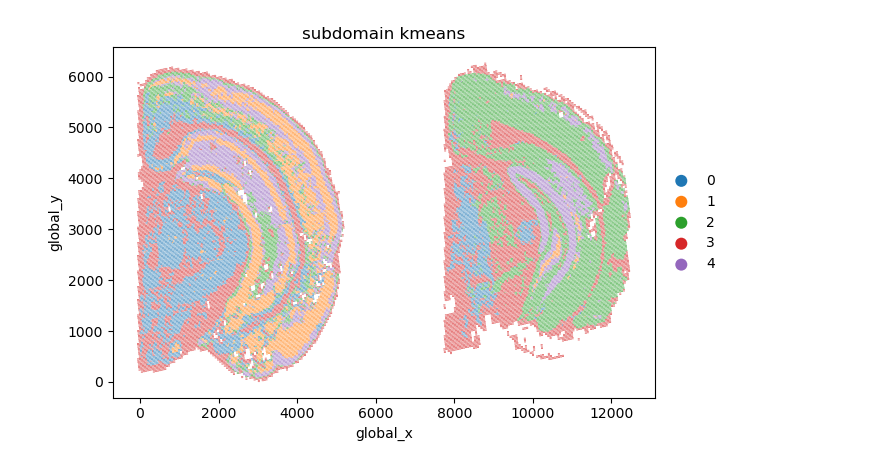
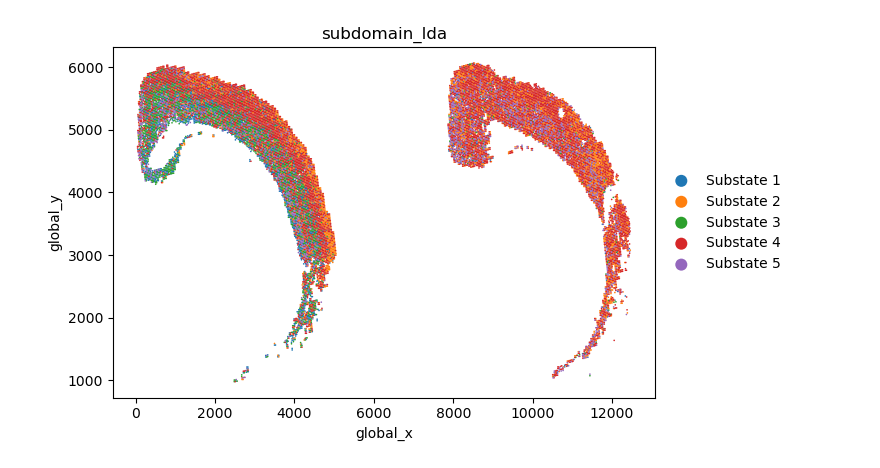
Before and after one commit to chen-yang-yuan/mcDETECT, a Jupyter notebook: code/6_neuropil_subdomains.ipynb, the cells around one changed output. Cells and saved outputs as stored; diff of their text form; code cells hidden in the pictures.

```diff
--- a/code/6_neuropil_subdomains.ipynb
+++ b/code/6_neuropil_subdomains.ipynb
@@ -91,21 +52,0 @@ inertias = np.array(inertias)
-# %%
-K = 5
-
-# K-Means
-kmeans = MiniBatchKMeans(n_clusters=K, batch_size=5000, random_state=0, n_init=20)
-kmeans.fit(X)
-spots.obs["subdomain_kmeans"] = kmeans.labels_.astype(str)
-spots.obs["subdomain_kmeans"].value_counts()
-
-# Gaussian Mixture Model
-gmm = GaussianMixture(n_components=K, covariance_type='full', random_state=0)
-labels = gmm.fit_predict(X)
-spots.obs["subdomain_gmm"] = labels.astype(str)
-spots.obs["subdomain_gmm"].value_counts()
-
-# Latent Dirichlet Allocation
-lda = LatentDirichletAllocation(n_components=K, random_state=0)
-theta = lda.fit_transform(embeddings)
-labels = theta.argmax(axis=1)
-spots.obs["subdomain_lda"] = labels.astype(str)
-spots.obs["subdomain_lda"].value_counts()
@@ -119,0 +117,5 @@ Name: count, dtype: int64
+# %%
+mask = (spots.obs["granule_count"] > 0)
+spots = spots[mask].copy()
+embeddings = embeddings[mask].copy()
+spot_granule_expression = spot_granule_expression[mask].copy()
@@ -120,6 +125,13 @@ Name: count, dtype: int64
+# %%
+n_clusters = 5
+# LDA clustering on embeddings
+lda = LatentDirichletAllocation(n_components = n_clusters, random_state = 42)
+lda_labels = lda.fit_transform(embeddings)
+# %%
+spots.obs["subdomain_lda"] = [f"Substate {l + 1}" for l in np.argmax(lda_labels, axis = 1)]
 # %%
-sc.pl.scatter(spots, x="global_x", y="global_y", color="subdomain_kmeans")
+sc.pl.scatter(spots, x="global_x", y="global_y", color="subdomain_lda", size=5.5, title="subdomain_lda")
 plt.show()
 # %% [output]
-[figure, old version]
+[figure, new version]
 # %%
```
Also changed, not shown: parts of 22 cells of this notebook, 2 other files.
